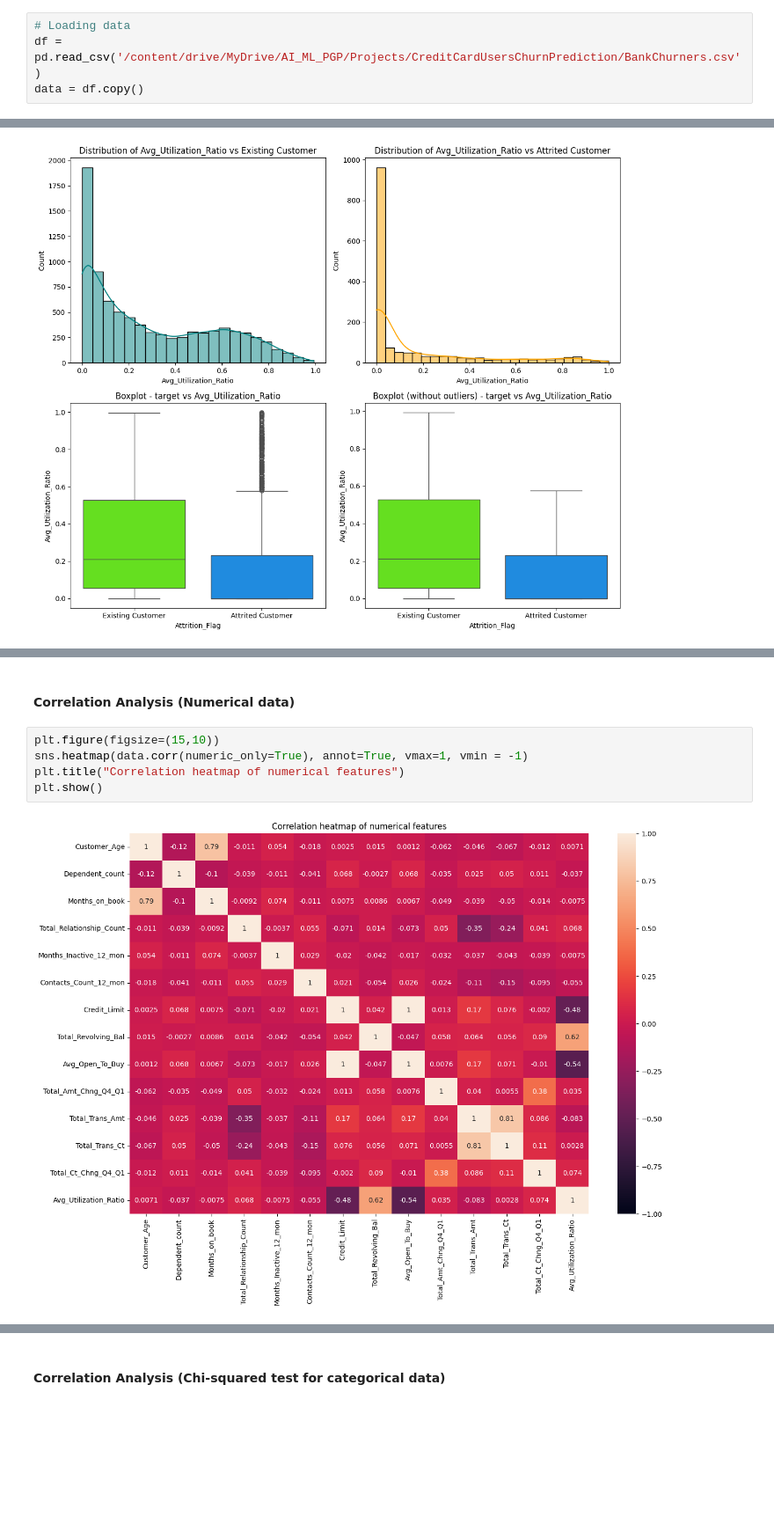
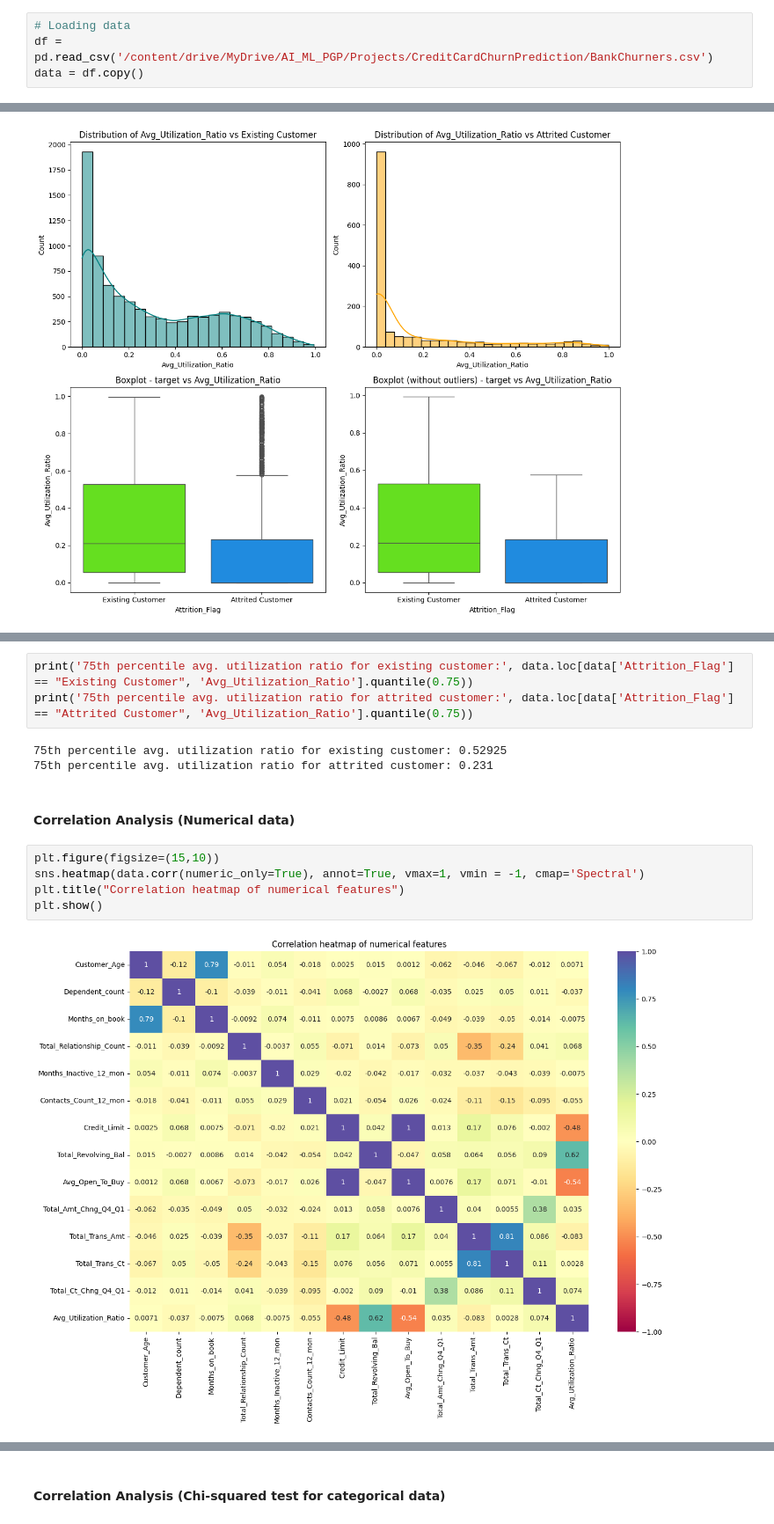
Before and after one commit to sheikhomer/CreditCardChurnPrediction, a Jupyter notebook: AML_Project_LearnerNotebook_FullCode.ipynb, the cells around one changed output, grey strips where cells are left out. Shown at 88% size. Cells and saved outputs as stored; diff of their text form; blank space fills up the shorter version.

```diff
--- a/AML_Project_LearnerNotebook_FullCode.ipynb
+++ b/AML_Project_LearnerNotebook_FullCode.ipynb
@@ -117,6 +121,6 @@ Mounted at /content/drive
 # %%
 # Loading data
-df = pd.read_csv('/content/drive/MyDrive/AI_ML_PGP/Projects/CreditCardUsersChurnPrediction/BankChurners.csv')
+df = pd.read_csv('/content/drive/MyDrive/AI_ML_PGP/Projects/CreditCardChurnPrediction/BankChurners.csv')
 data = df.copy()
 # %% [markdown]
 ## Data Overview
@@ -723,9 +784,15 @@ for col in num_cols:
+# %%
+print('75th percentile avg. utilization ratio for existing customer:', data.loc[data['Attrition_Flag'] == "Existing Customer", 'Avg_Utilization_Ratio'].quantile(0.75))
+print('75th percentile avg. utilization ratio for attrited customer:', data.loc[data['Attrition_Flag'] == "Attrited Customer", 'Avg_Utilization_Ratio'].quantile(0.75))
+# %% [output]
+75th percentile avg. utilization ratio for existing customer: 0.52925
+75th percentile avg. utilization ratio for attrited customer: 0.231
 # %% [markdown]
 #### Correlation Analysis (Numerical data)
 # %%
 plt.figure(figsize=(15,10))
-sns.heatmap(data.corr(numeric_only=True), annot=True, vmax=1, vmin = -1)
+sns.heatmap(data.corr(numeric_only=True), annot=True, vmax=1, vmin = -1, cmap='Spectral')
 plt.title("Correlation heatmap of numerical features")
 plt.show()
 # %% [output]
-[figure, old version]
+[figure, new version]
```
Also changed, not shown: parts of 30 cells of this notebook.
